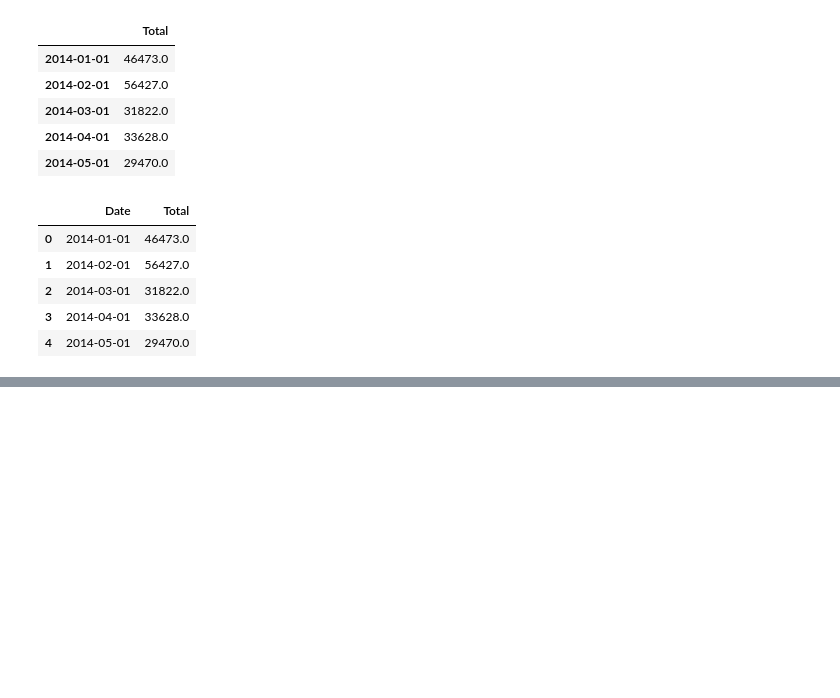
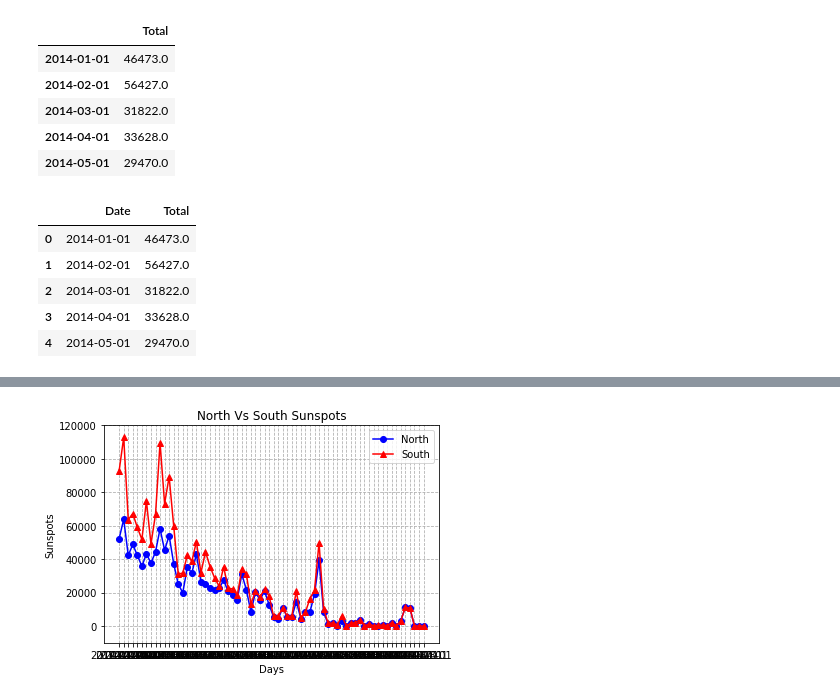
Before and after one commit to rockhound03/Project1, a Jupyter notebook: sunspot_year_adjust.ipynb, the cells around one changed output, grey strips where cells are left out. Cells and saved outputs as stored; diff of their text form; code cells hidden in the pictures; blank space fills up the shorter version.

Commit message:
Final Sunspot file

```diff
--- a/sunspot_year_adjust.ipynb
+++ b/sunspot_year_adjust.ipynb
@@ -106,0 +171,4 @@ sunspot_new.head()
+# %%
+#Rename column2 to South
+sunspot_south.columns = ['South']
+sunspot_south.head()
@@ -106,0 +182,7 @@ sunspot_new.head()
+# %%
+#Reset index
+sunspot_south.reset_index(inplace=True)
+# %%
+#Rename column 2 to South
+sunspot_south.rename(columns={"index": "Date"},inplace=True)
+sunspot_south.head()
@@ -106,0 +196,4 @@ sunspot_new.head()
+# %%
+#Merge North and South
+final_sunspot = pd.merge(sunspot_north,sunspot_south, on=('Date'))
+final_sunspot.head()
@@ -106,0 +207,19 @@ sunspot_new.head()
+# %%
+#Plot line graph
+x_axis = final_sunspot['Date']
+North_plot = plt.plot(x_axis, final_sunspot['North'], marker ='o', color='blue', label="North")
+South_plot = plt.plot(x_axis,final_sunspot['South'], marker='^', color='red', label="South")
+plt.ylim(-10000,120000)
+# Add legend
+plt.legend(loc="best")
+
+# Add labels
+plt.title('North Vs South Sunspots')
+plt.xlabel('Days')
+plt.ylabel('Sunspots')
+
+# Add gridlines
+plt.grid(True,linestyle='dashed')
+plt.show()
+# %% [output]
+[figure, added]
```
Also changed, not shown: parts of 19 cells of this notebook.
